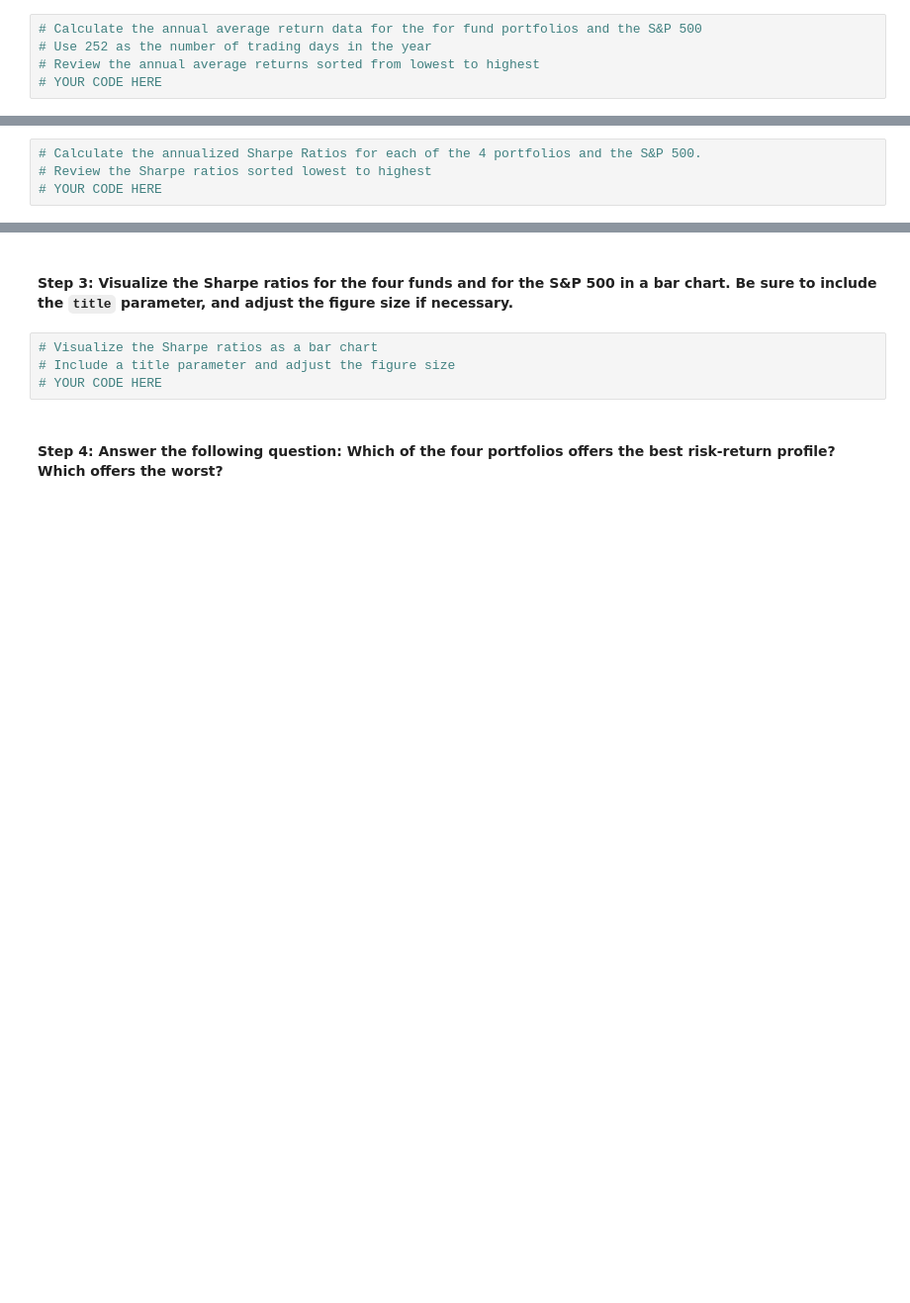
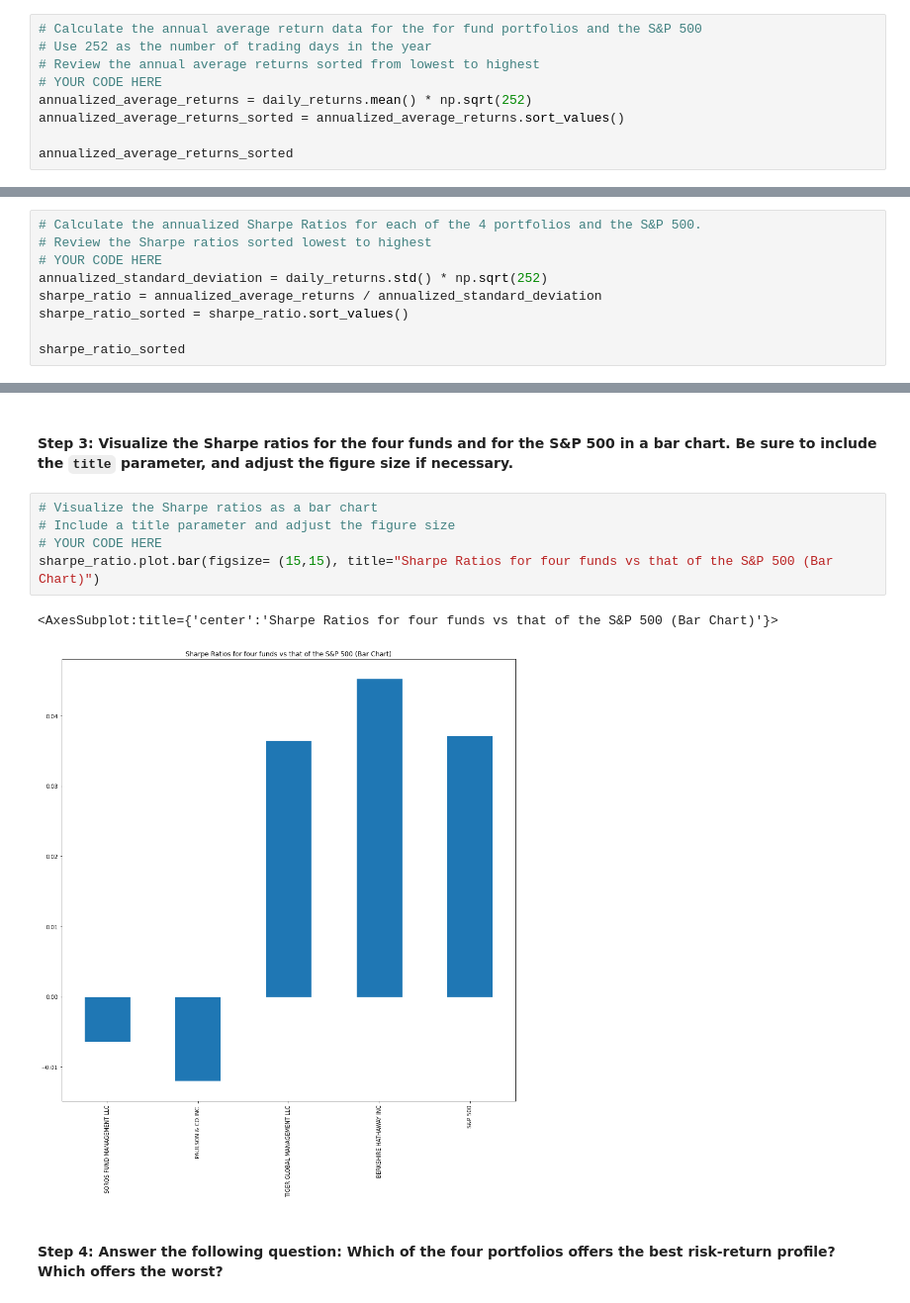
Before and after one commit to tosulai2/Investment-Portfolio-Risk-Return-Analysis, a Jupyter notebook: risk_return_analysis.ipynb, the cells around one changed output, grey strips where cells are left out. Shown at 99% size. Saved outputs shown, nothing was run; the diff lists cells and outputs as text; blank space fills up the shorter version.

```diff
--- a/risk_return_analysis.ipynb
+++ b/risk_return_analysis.ipynb
@@ -339,3 +339,7 @@ To determine the overall risk of an asset or portfolio, quantitative analysts an
 # Use 252 as the number of trading days in the year
 # Review the annual average returns sorted from lowest to highest
 # YOUR CODE HERE
+annualized_average_returns = daily_returns.mean() * np.sqrt(252)
+annualized_average_returns_sorted = annualized_average_returns.sort_values()
+
+annualized_average_returns_sorted
@@ -345,3 +356,8 @@ To determine the overall risk of an asset or portfolio, quantitative analysts an
 # Calculate the annualized Sharpe Ratios for each of the 4 portfolios and the S&P 500.
 # Review the Sharpe ratios sorted lowest to highest
 # YOUR CODE HERE
+annualized_standard_deviation = daily_returns.std() * np.sqrt(252)
+sharpe_ratio = annualized_average_returns / annualized_standard_deviation
+sharpe_ratio_sorted = sharpe_ratio.sort_values()
+
+sharpe_ratio_sorted
@@ -350,7 +373,11 @@ To determine the overall risk of an asset or portfolio, quantitative analysts an
 # %%
 # Visualize the Sharpe ratios as a bar chart
 # Include a title parameter and adjust the figure size
 # YOUR CODE HERE
+sharpe_ratio.plot.bar(figsize= (15,15), title="Sharpe Ratios for four funds vs that of the S&P 500 (Bar Chart)")
+# %% [output]
+<AxesSubplot:title={'center':'Sharpe Ratios for four funds vs that of the S&P 500 (Bar Chart)'}>
+[figure, added]
 # %% [markdown]
 #### Step 4: Answer the following question: Which of the four portfolios offers the best risk-return profile? Which offers the worst?
 # %% [markdown]
```
Also changed, not shown: parts of 3 cells of this notebook.
